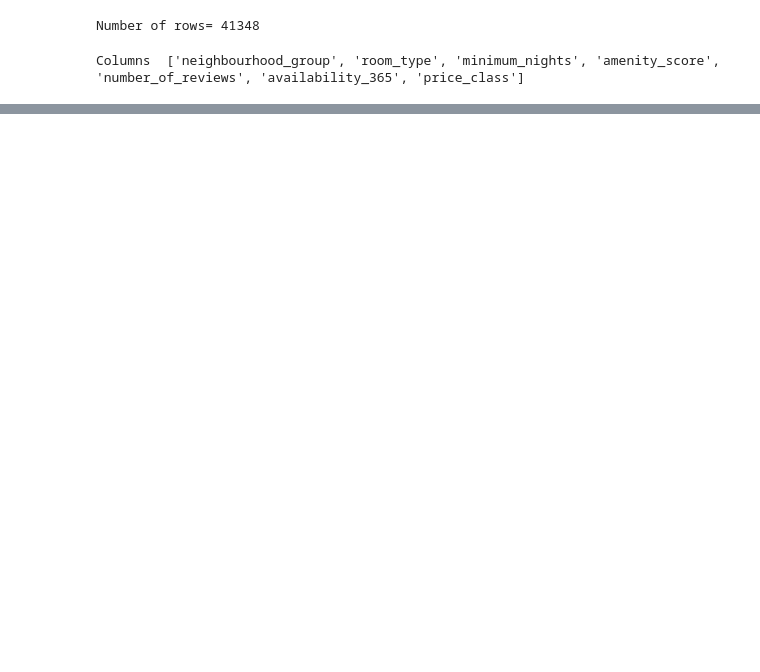
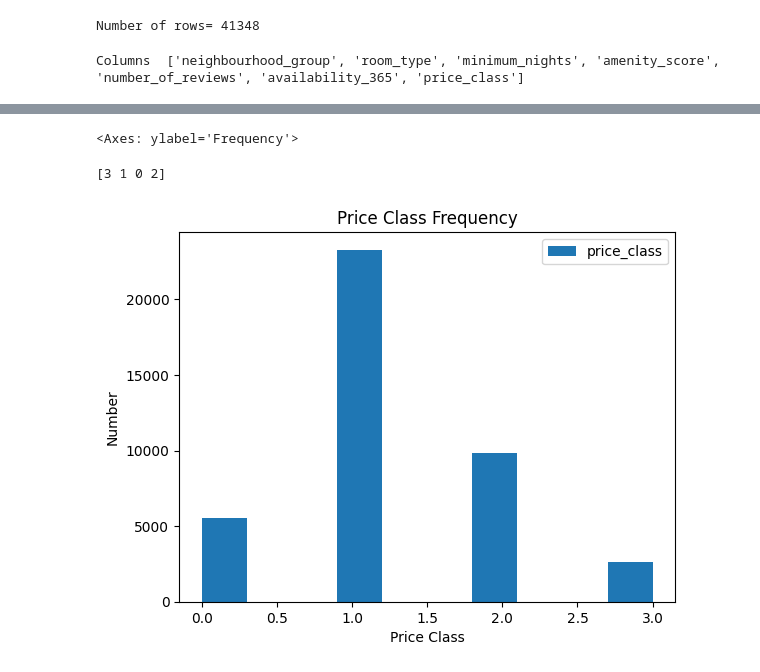
Before and after one commit to ZainGulbaz/Deep-Learning-PA1, a Jupyter notebook: eda.ipynb, the cells around one changed output, grey strips where cells are left out. Saved outputs shown, nothing was run; the diff lists cells and outputs as text; code cells hidden in the pictures; blank space fills up the shorter version.

```diff
--- a/eda.ipynb
+++ b/eda.ipynb
@@ -31,0 +58,8 @@ dtype: object
+# %%
+#Replacing Categorical Features with Mode
+
+mode_neighbourhood_group=df["neighbourhood_group"].mode()[0];
+df["neighbourhood_group"].fillna(value=mode_neighbourhood_group,inplace=True);
+
+mode_neighbourhood_group=df["room_type"].mode()[0];
+df["room_type"].fillna(value=mode_neighbourhood_group,inplace=True);
@@ -31,0 +79,14 @@ dtype: object
+# %%
+#Replacing Numerical Features with Median
+
+minimum_nights_group=df["minimum_nights"].median();
+df["minimum_nights"].fillna(value=minimum_nights_group,inplace=True);
+
+mode_amenity_score=df["amenity_score"].median();
+df["amenity_score"].fillna(value=mode_amenity_score,inplace=True);
+
+mode_number_of_reviews=df["number_of_reviews"].median();
+df["number_of_reviews"].fillna(value=mode_number_of_reviews,inplace=True);
+
+mode_availability_365=df["availability_365"].median();
+df["availability_365"].fillna(value=mode_availability_365,inplace=True);
@@ -31,0 +123,11 @@ dtype: object
+# %%
+display(df[["price_class"]].plot.hist());
+plt.xlabel("Price Class");
+plt.ylabel("Number");
+plt.title("Price Class Frequency");
+
+print(df["price_class"].unique())
+# %% [output]
+<Axes: ylabel='Frequency'>
+[3 1 0 2]
+[figure, added]
```
Also changed, not shown: parts of 17 cells of this notebook.
